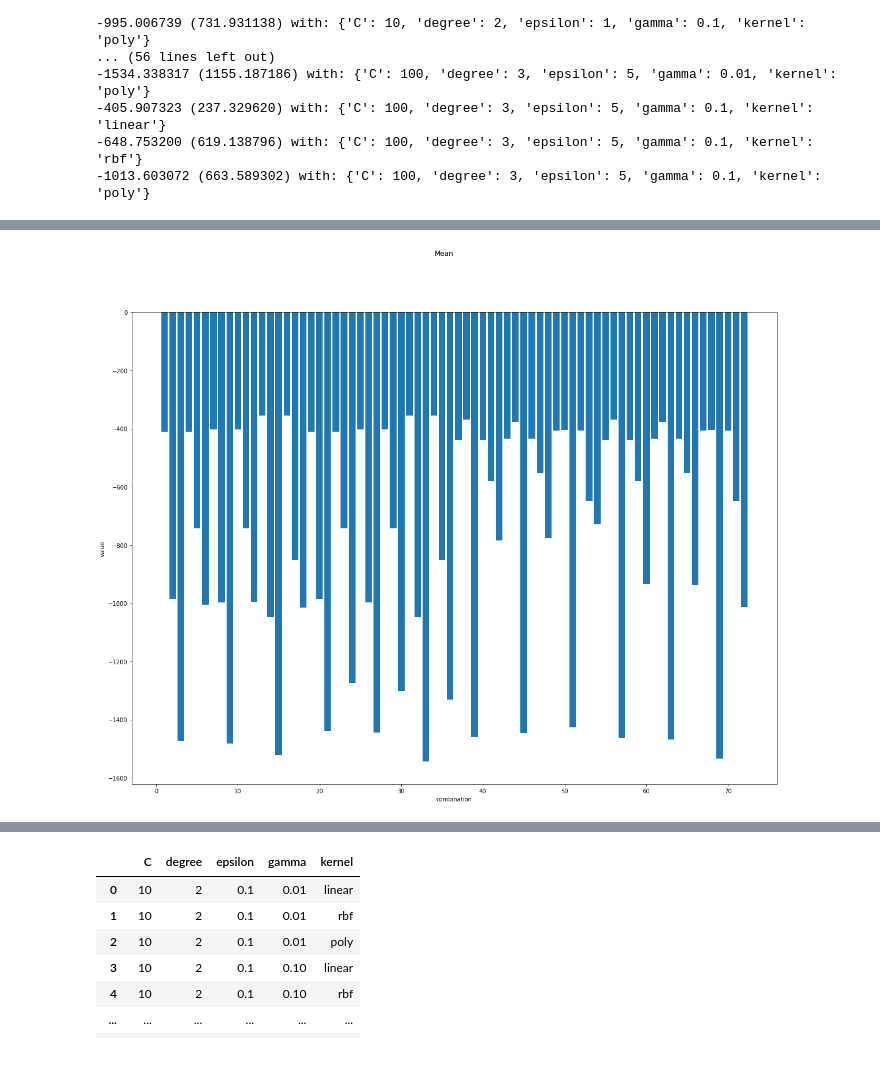
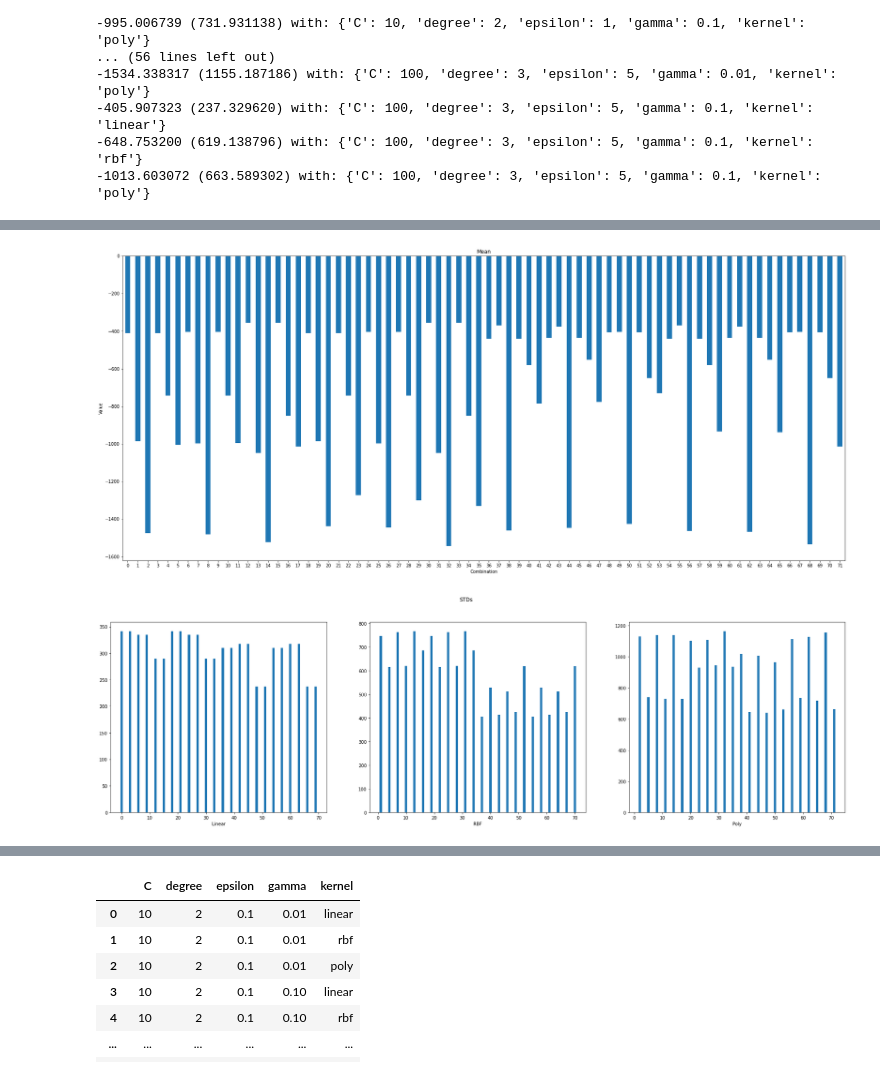
Before and after one commit to astrrr/ML-Lab, a Jupyter notebook: Activity6_ML.ipynb, the cells around one changed output, grey strips where cells are left out. Cells and saved outputs as stored; diff of their text form; code cells hidden in the pictures.

Commit message:
add graph of linear , rbf, poly

```diff
--- a/Activity6_ML.ipynb
+++ b/Activity6_ML.ipynb
@@ -862,0 +916,18 @@ for mean, stdev, param in zip(means, stds, params):
+# %%
+lin_mean = []
+lin_std = []
+for i in lin_index:
+  lin_mean.append(means[i])
+  lin_std.append(stds[i])
+
+rbf_std = []
+rbf_mean = []
+for i in rbf_index:
+  rbf_mean.append(means[i])
+  rbf_std.append(stds[i])
+
+poly_std = []
+poly_mean = []
+for i in poly_index:
+  poly_mean.append(means[i])
+  poly_std.append(stds[i])
@@ -863,27 +956,25 @@ for mean, stdev, param in zip(means, stds, params):
+# %%
+df_mean = pd.DataFrame(means)
+ax1 = df_mean.plot.bar(rot=0, figsize=(30,13),xlabel='Combination', ylabel='Value',legend=False, title='Mean')
+# %% [output]
+[figure, added]
 # %%
-# Display Mean, std, params
-comb = []
-for i in range(72):
-  comb.append(i+1)
+fig, (ax1, ax2 ,ax3) = plt.subplots(1, 3)
+fig.set_size_inches((30,8))
+fig.suptitle('STDs')
 
-
-fig, (ax1) = plt.subplots(1, 1)
-fig.set_size_inches((20,15))
-fig.suptitle('Mean')
-ax1.bar(comb,means)
+ax1.bar(lin_index,lin_std)
 
 
 
-# ax2.bar(comb,stds)
+ax2.bar(rbf_index,rbf_std)
 
-#ax3.bar(params)
+ax3.bar(poly_index,poly_std)
 
 #ax.set_ylabel('Explained Variance ratio')
-
-ax1.set_xlabel('combination')
-ax1.set_ylabel('value')
-# ax2.set_xlabel('std')
-#ax3.set_xlabel('params')
+ax1.set_xlabel('Linear')
+ax2.set_xlabel('RBF')
+ax3.set_xlabel('Poly')
 plt.show()
 # %% [output]
-[figure, old version]
+[figure, new version]
```
Also changed, not shown: parts of 16 cells of this notebook.
